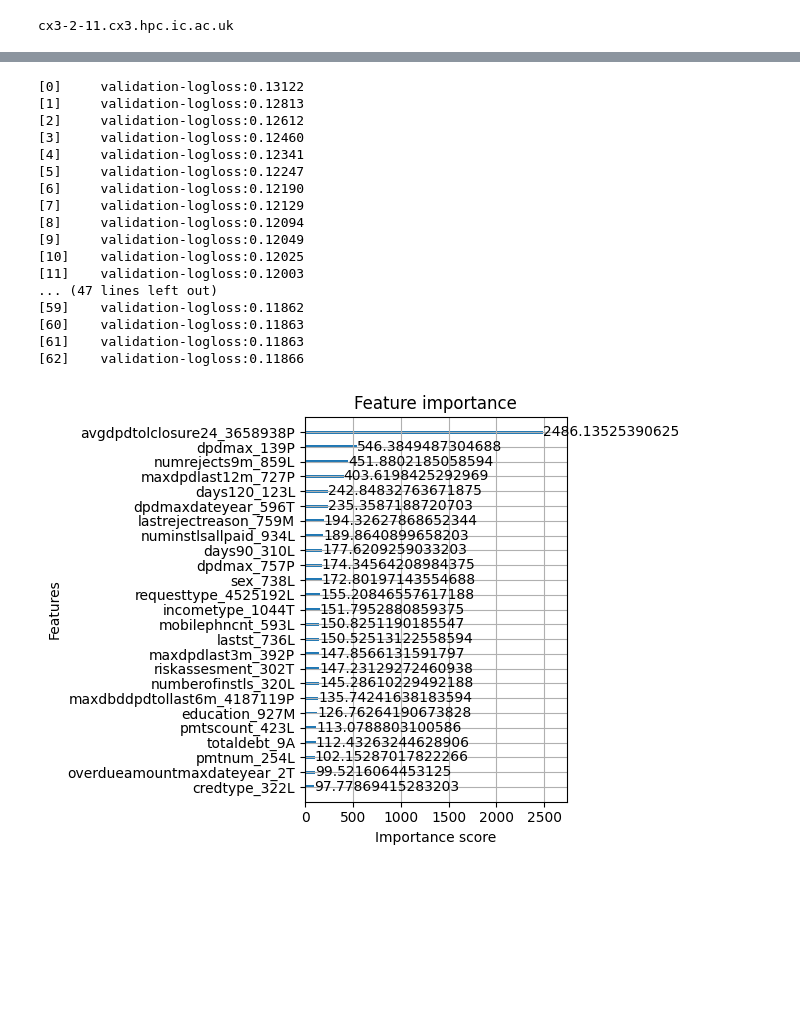
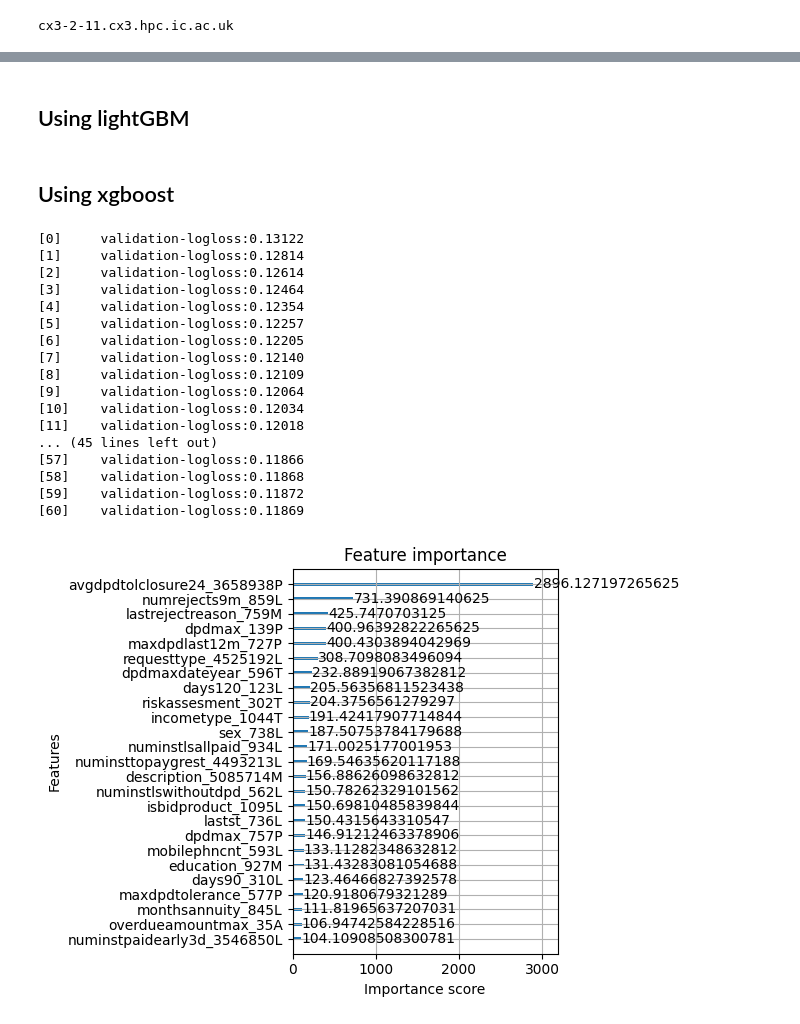
Before and after one commit to manpreetsingh227/MSc-project, a Jupyter notebook: notebooks/featureselection.ipynb, the cells around one changed output, grey strips where cells are left out. Saved outputs shown, nothing was run; the diff lists cells and outputs as text; code cells hidden in the pictures; blank space fills up the shorter version.

Commit message:
[edit] Code updated based on recent edits

```diff
--- a/notebooks/featureselection.ipynb
+++ b/notebooks/featureselection.ipynb
@@ -1013,0 +1074,2 @@ cx3-2-11.cx3.hpc.ic.ac.uk
+# %% [markdown]
+## Using lightGBM
@@ -1014,87 +1093,64 @@ cx3-2-11.cx3.hpc.ic.ac.uk
+# %% [markdown]
+## Using xgboost
 # %%
 import pandas as pd
 import xgboost as xgb
 from sklearn.model_selection import train_test_split
 import matplotlib.pyplot as plt
 
-# -----------------------------
-# Step 1: Downcast Numeric Types
-# -----------------------------
 
-# Convert bool to category (optional)
-for col in merged.select_dtypes(include='bool').columns:
-    merged[col] = merged[col].astype('category')
-
-# Standardize all categorical dtypes
-from pandas.api.types import CategoricalDtype
-cat_type = CategoricalDtype(ordered=False)
-for col in merged.select_dtypes(include='category').columns:
-    merged[col] = merged[col].astype(cat_type)
-
-# -----------------------------
-# Step 2: Split Data
-# -----------------------------
-X = merged.drop(columns='target')
+X = merged.drop(columns=['target', 'case_id', 'WEEK_NUM'])
 y = merged['target']
 
 X_train, X_valid, y_train, y_valid = train_test_split(X, y, test_size=0.2, random_state=42)
 
-# -----------------------------
-# Step 3: Create DMatrix with Categorical Support
-# -----------------------------
 dtrain = xgb.DMatrix(X_train, label=y_train, enable_categorical=True)
 dvalid = xgb.DMatrix(X_valid, label=y_valid, enable_categorical=True)
 
-# -----------------------------
-# Step 4: Train Model
-# -----------------------------
 params = {
-    'tree_method': 'hist',                  # Efficient CPU-based tree builder
-    'objective': 'binary:logistic',         # Change to 'reg:squarederror' for regression
+    'tree_method': 'hist',
+    'objective': 'binary:logistic',
     'eval_metric': 'logloss',
     'verbosity': 1
 }
 
 model = xgb.train(
     params,
     dtrain,
     num_boost_round=1000,
     evals=[(dvalid, 'validation')],
     early_stopping_rounds=20
 )
 
-# -----------------------------
-# Step 5: Feature Importance Plot
-# -----------------------------
 xgb.plot_importance(model, importance_type='gain', max_num_features=25)
 plt.tight_layout()
 plt.show()
 
 # Optional: get raw importances
 importances = model.get_score(importance_type='gain')
 sorted_importances = dict(sorted(importances.items(), key=lambda item: item[1], reverse=True))
 
 # Print top 10 important features
 print("Top 10 Features by Gain:")
 for feature, score in list(sorted_importances.items())[:10]:
     print(f"{feature}: {score:.4f}")
 # %% [output]
 [0]     validation-logloss:0.13122
-[1]     validation-logloss:0.12813
-[2]     validation-logloss:0.12612
-[3]     validation-logloss:0.12460
-[4]     validation-logloss:0.12341
-[5]     validation-logloss:0.12247
-[6]     validation-logloss:0.12190
-[7]     validation-logloss:0.12129
-[8]     validation-logloss:0.12094
-[9]     validation-logloss:0.12049
-[10]    validation-logloss:0.12025
-[11]    validation-logloss:0.12003
-... (47 lines left out)
-[59]    validation-logloss:0.11862
-[60]    validation-logloss:0.11863
-[61]    validation-logloss:0.11863
-[62]    validation-logloss:0.11866
+[1]     validation-logloss:0.12814
+[2]     validation-logloss:0.12614
+[3]     validation-logloss:0.12464
+[4]     validation-logloss:0.12354
+[5]     validation-logloss:0.12257
+[6]     validation-logloss:0.12205
+[7]     validation-logloss:0.12140
+[8]     validation-logloss:0.12109
+[9]     validation-logloss:0.12064
+[10]    validation-logloss:0.12034
+[11]    validation-logloss:0.12018
+... (45 lines left out)
+[57]    validation-logloss:0.11866
+[58]    validation-logloss:0.11868
+[59]    validation-logloss:0.11872
+[60]    validation-logloss:0.11869
-[figure, old version]
+[figure, new version]
 Top 10 Features by Gain:
```
Also changed, not shown: parts of 12 cells of this notebook.
